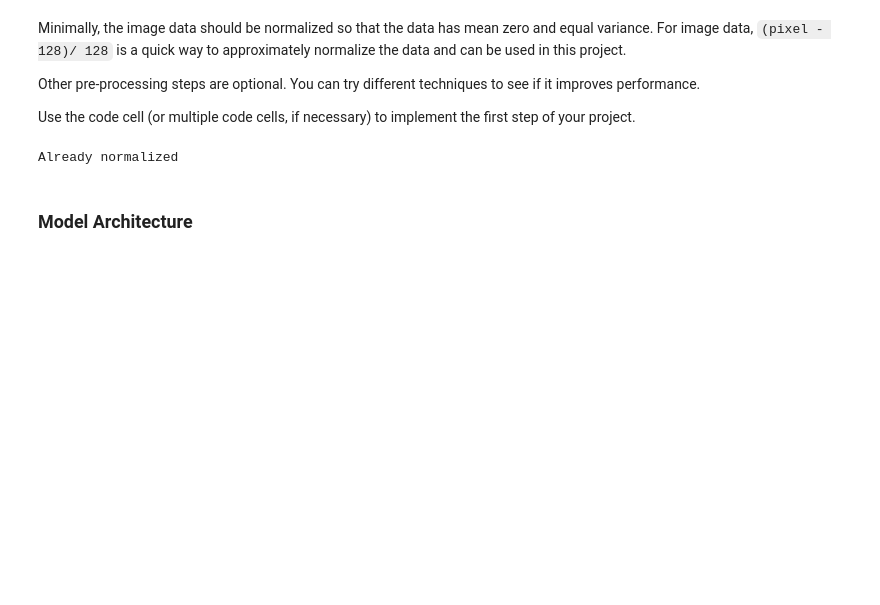
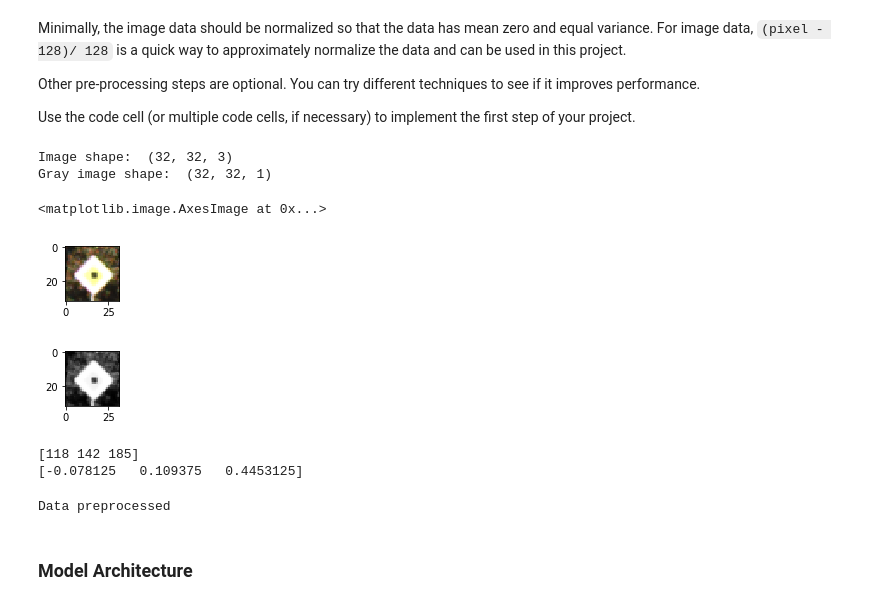
Before and after one commit to nyukhalov/CarND-Traffic-Sign-Classifier-Project, a Jupyter notebook: Traffic_Sign_Classifier.ipynb, the cells around one changed output. Cells and saved outputs as stored; diff of their text form; code cells hidden in the pictures; blank space fills up the shorter version.

```diff
--- a/Traffic_Sign_Classifier.ipynb
+++ b/Traffic_Sign_Classifier.ipynb
@@ -170,26 +167,58 @@ Use the code cell (or multiple code cells, if necessary) to implement the first
 ### Preprocess the data here. It is required to normalize the data. Other preprocessing steps could include
 ### converting to grayscale, etc.
 ### Feel free to use as many code cells as needed.
-
-from sklearn.utils import shuffle
-
-# Normalization
-
-def norm(image):
-    return (image - 128.) / 128.
-
-if normalized:
-    print('Already normalized')
-else:
-    X_train = norm(X_train)
-    X_valid = norm(X_valid)
-    X_test = norm(X_test)
-    normalized = True
-    print('Data normalized')
-
-X_train, y_train = shuffle(X_train, y_train)
-# %% [output]
-Already normalized
+# %%
+import random
+
+# To Grayscale
+def rgb2gray(rgb):
+    dot = np.dot(rgb, [0.299, 0.587, 0.114])
+    return np.expand_dims(dot, axis=len(dot.shape))
+
+index = random.randint(0, len(X_train))
+image = X_train[index]
+image_gray = rgb2gray(image)
+
+print("Image shape: ", image.shape)
+print("Gray image shape: ", image_gray.shape)
+
+plt.figure(figsize=(1,1))
+plt.imshow(image.squeeze())
+plt.figure(figsize=(1,1))
+plt.imshow(image_gray.squeeze(), cmap="gray")
+# %% [output]
+Image shape:  (32, 32, 3)
+Gray image shape:  (32, 32, 1)
+<matplotlib.image.AxesImage at 0x...>
+[figure, added]
+[figure, added]
+# %%
+# Normalization
+def norm(image):
+    return (image - 128.) / 128.
+
+index = random.randint(0, len(X_train))
+feature = X_train[index]
+feature_norm = norm(feature)
+
+print(feature[0][0])
+print(feature_norm[0][0])
+# %% [output]
+[118 142 185]
+[-0.078125   0.109375   0.4453125]
+# %%
+def preprocessing_pipiline(X):
+    X_gray = rgb2gray(X)
+    X_norm = norm(X_gray)
+    return X_norm
+
+X_train_norm = preprocessing_pipiline(X_train)
+X_valid_norm = preprocessing_pipiline(X_valid)
+X_test_norm = preprocessing_pipiline(X_test)
+
+print('Data preprocessed')
+# %% [output]
+Data preprocessed
 # %% [markdown]
 ### Model Architecture
 # %%
```
Also changed, not shown: parts of 8 cells of this notebook, 15 other files.
